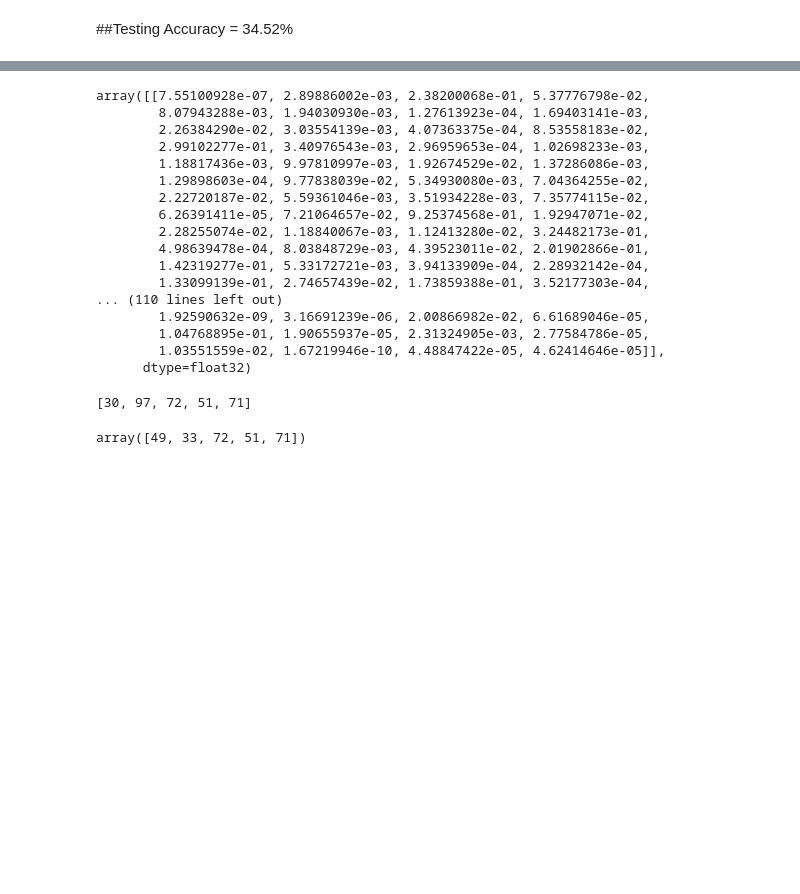
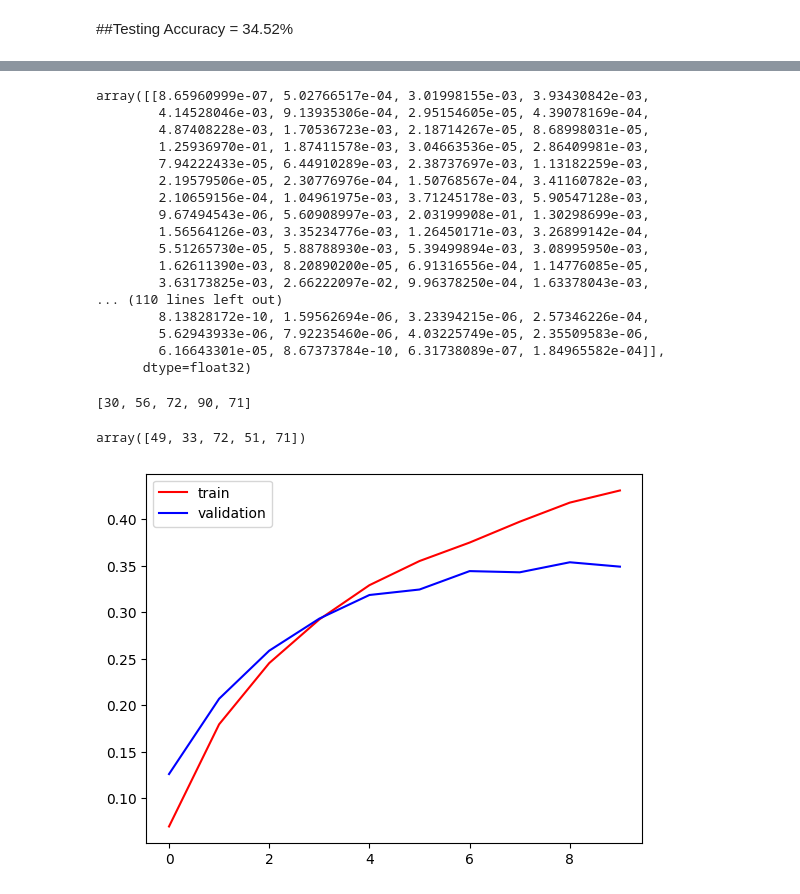
Before and after one commit to twishackaul/CIFAR-100-Classification, a Jupyter notebook: NN_CIFAR_100.ipynb, the cells around one changed output, grey strips where cells are left out. Drawn from its saved outputs; the diff is of its cells as text; code cells hidden in the pictures; blank space fills up the shorter version.

```diff
--- a/NN_CIFAR_100.ipynb
+++ b/NN_CIFAR_100.ipynb
@@ -227,2 +229,2 @@ CIFAR.compile(optimizer = 'SGD', loss = 'sparse_categorical_crossentropy', metri
 # %%
-CIFAR.fit(X_train, y_train, epochs = 10)
+# CIFAR.fit(X_train, y_train, epochs = 10)
@@ -317,21 +259,24 @@ plt.show()
 # %% [markdown]
 #**Convolutional Neural Network**
 # %%
-CNN = models.Sequential([
+CNN = Sequential()
 
-    layers.Conv2D(filters = 64, kernel_size = (3,3), activation = 'relu', input_shape = (32, 32, 3)),
-    layers.MaxPooling2D((2,2)),
+CNN.add(Conv2D(32, kernel_size = (3,3), padding = 'valid', activation = 'relu', input_shape = (32, 32, 3)))
+CNN.add(MaxPooling2D(pool_size = (2,2), strides = 2, padding = 'valid')),
 
-    layers.Conv2D(filters = 128, kernel_size = (3,3), activation = 'relu'),
-    layers.MaxPooling2D((2,2)),
+CNN.add(Conv2D(64, kernel_size = (3,3), padding = 'valid', activation = 'relu'))
+CNN.add(MaxPooling2D(pool_size = (2,2), strides = 2, padding = 'valid')),
 
-    layers.Flatten(),
-    layers.Dense(128, activation = 'relu'),
-    layers.Dense(100, activation = 'sigmoid')
+CNN.add(Conv2D(128, kernel_size = (3,3), padding = 'valid', activation = 'relu'))
+CNN.add(MaxPooling2D(pool_size = (2,2), strides = 2, padding = 'valid')),
 
-])
+CNN.add(Flatten())
+
+CNN.add(Dense(128, activation = 'relu'))
+CNN.add(Dense(64, activation = 'relu'))
+CNN.add(Dense(100, activation = 'softmax'))
 
 CNN.compile(optimizer = 'adam', loss = 'sparse_categorical_crossentropy', metrics = ['accuracy'])
 # %%
-CNN.fit(X_train, y_train, epochs = 20)
+history = CNN.fit(X_train, y_train, epochs = 10, validation_data = (X_test, y_test))
 # %% [output]
@@ -369,30 +311,41 @@ y_pred = CNN.predict(X_test)
 # %%
 y_pred[0:5]
 # %% [output]
-array([[7.55100928e-07, 2.89886002e-03, 2.38200068e-01, 5.37776798e-02,
-        8.07943288e-03, 1.94030930e-03, 1.27613923e-04, 1.69403141e-03,
-        2.26384290e-02, 3.03554139e-03, 4.07363375e-04, 8.53558183e-02,
-        2.99102277e-01, 3.40976543e-03, 2.96959653e-04, 1.02698233e-03,
-        1.18817436e-03, 9.97810997e-03, 1.92674529e-02, 1.37286086e-03,
-        1.29898603e-04, 9.77838039e-02, 5.34930080e-03, 7.04364255e-02,
-        2.22720187e-02, 5.59361046e-03, 3.51934228e-03, 7.35774115e-02,
-        6.26391411e-05, 7.21064657e-02, 9.25374568e-01, 1.92947071e-02,
-        2.28255074e-02, 1.18840067e-03, 1.12413280e-02, 3.24482173e-01,
-        4.98639478e-04, 8.03848729e-03, 4.39523011e-02, 2.01902866e-01,
-        1.42319277e-01, 5.33172721e-03, 3.94133909e-04, 2.28932142e-04,
-        1.33099139e-01, 2.74657439e-02, 1.73859388e-01, 3.52177303e-04,
+array([[8.65960999e-07, 5.02766517e-04, 3.01998155e-03, 3.93430842e-03,
+        4.14528046e-03, 9.13935306e-04, 2.95154605e-05, 4.39078169e-04,
+        4.87408228e-03, 1.70536723e-03, 2.18714267e-05, 8.68998031e-05,
+        1.25936970e-01, 1.87411578e-03, 3.04663536e-05, 2.86409981e-03,
+        7.94222433e-05, 6.44910289e-03, 2.38737697e-03, 1.13182259e-03,
+        2.19579506e-05, 2.30776976e-04, 1.50768567e-04, 3.41160782e-03,
+        2.10659156e-04, 1.04961975e-03, 3.71245178e-03, 5.90547128e-03,
+        9.67494543e-06, 5.60908997e-03, 2.03199908e-01, 1.30298699e-03,
+        1.56564126e-03, 3.35234776e-03, 1.26450171e-03, 3.26899142e-04,
+        5.51265730e-05, 5.88788930e-03, 5.39499894e-03, 3.08995950e-03,
+        1.62611390e-03, 8.20890200e-05, 6.91316556e-04, 1.14776085e-05,
+        3.63173825e-03, 2.66222097e-02, 9.96378250e-04, 1.63378043e-03,
 ... (110 lines left out)
-        1.92590632e-09, 3.16691239e-06, 2.00866982e-02, 6.61689046e-05,
-        1.04768895e-01, 1.90655937e-05, 2.31324905e-03, 2.77584786e-05,
-        1.03551559e-02, 1.67219946e-10, 4.48847422e-05, 4.62414646e-05]],
+        8.13828172e-10, 1.59562694e-06, 3.23394215e-06, 2.57346226e-04,
+        5.62943933e-06, 7.92235460e-06, 4.03225749e-05, 2.35509583e-06,
+        6.16643301e-05, 8.67373784e-10, 6.31738089e-07, 1.84965582e-04]],
       dtype=float32)
 # %%
 y_pred_new = [np.argmax(i) for i in y_pred]
 # %%
 y_pred_new[0:5]
 # %% [output]
-[30, 97, 72, 51, 71]
+[30, 56, 72, 90, 71]
 # %%
 y_test[0:5]
 # %% [output]
 array([49, 33, 72, 51, 71])
+# %%
+import matplotlib.pyplot as plt
+import tensorflow as tf
+from tensorflow import keras
+
+plt.plot(history.history['accuracy'], color = 'red', label = 'train')
+plt.plot(history.history['val_accuracy'], color = 'blue', label = 'validation')
+plt.legend()
+plt.show()
+# %% [output]
+[figure, added]
```
Also changed, not shown: parts of 23 cells of this notebook.
